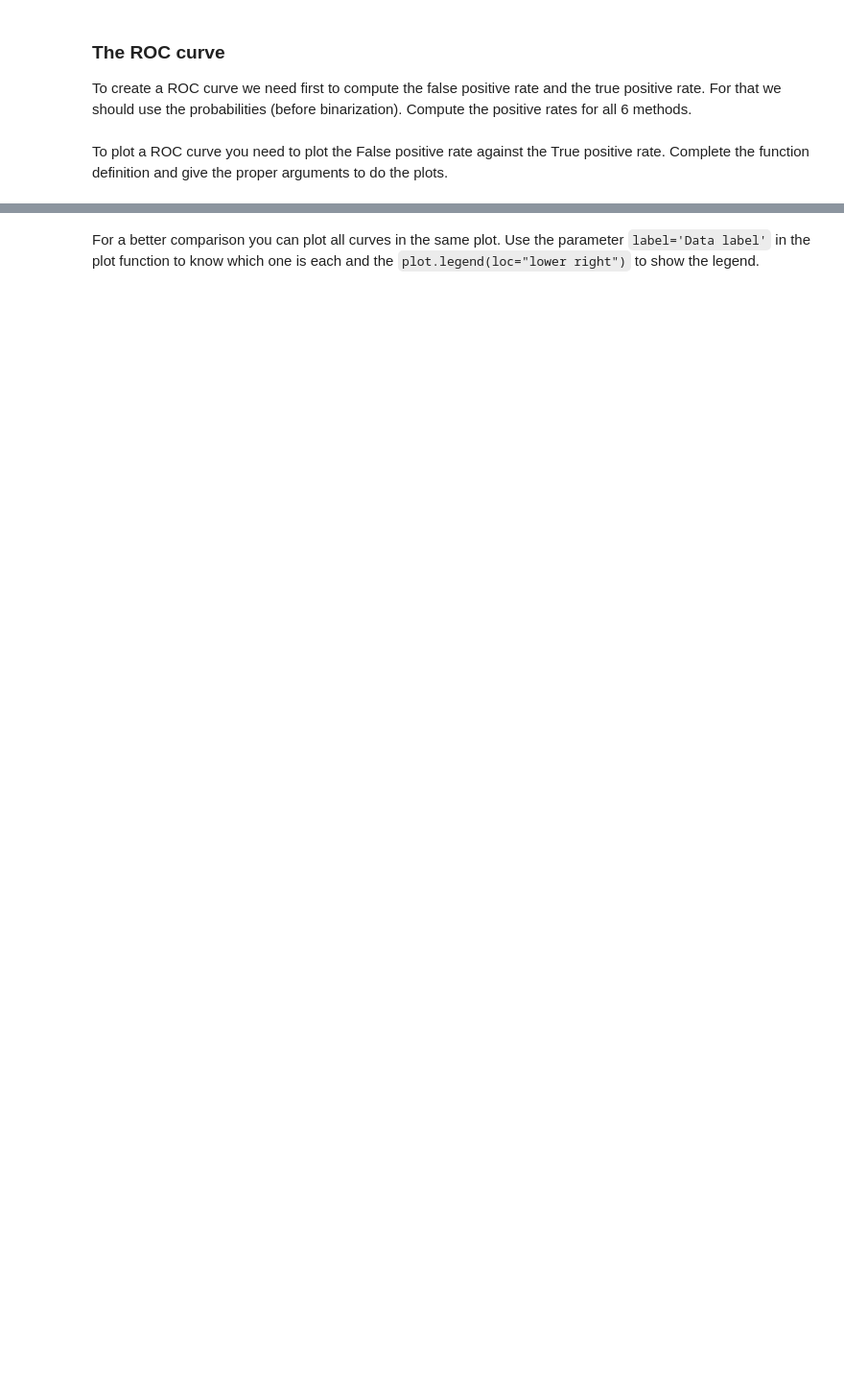
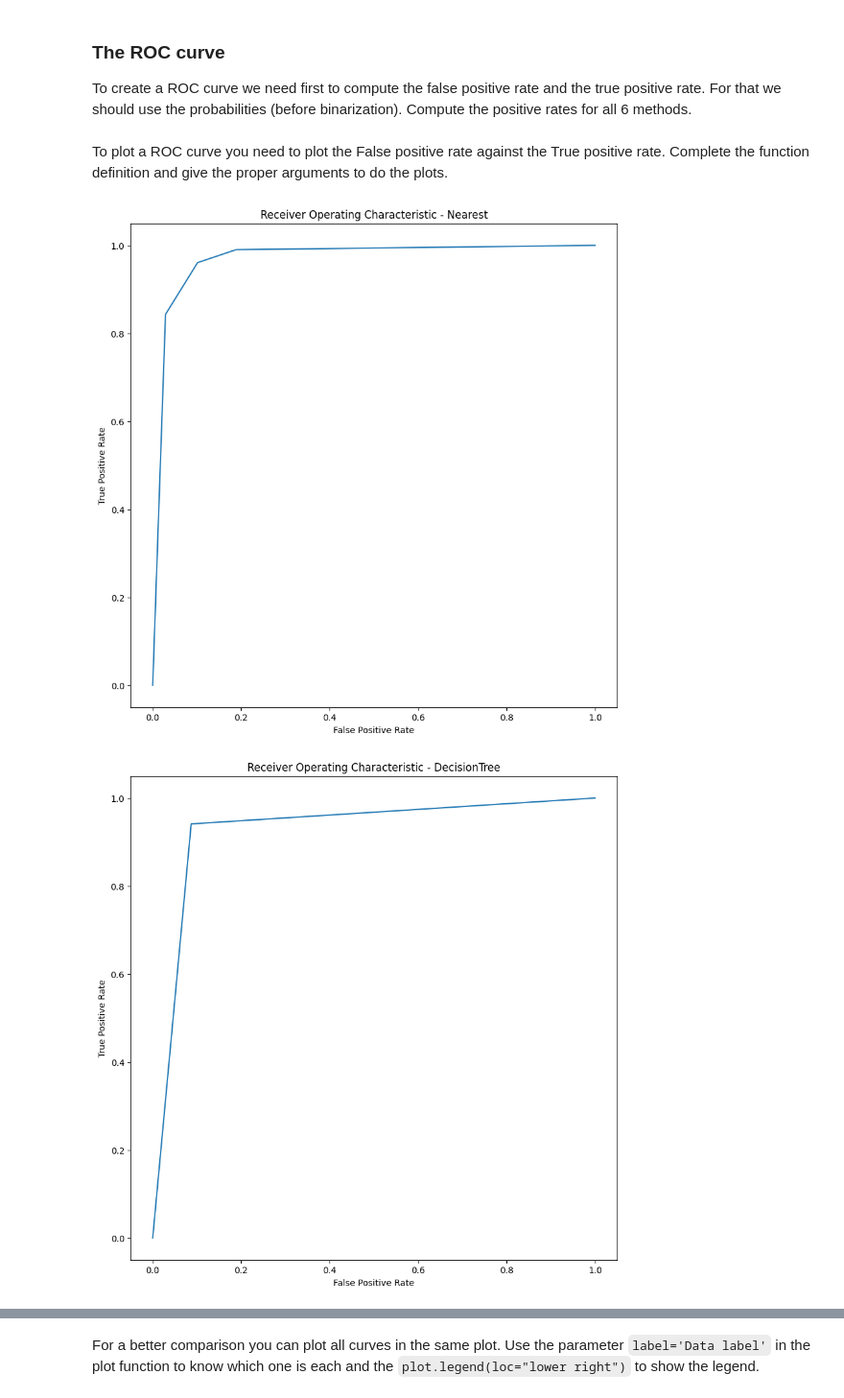
Before and after one commit to SamyZouggari/ia_labs, a Jupyter notebook: TP1/1.Performance_evaluation_student.ipynb, the cells around one changed output, grey strips where cells are left out. Shown at 96% size. Saved outputs shown, nothing was run; the diff lists cells and outputs as text; code cells hidden in the pictures; blank space fills up the shorter version.

```diff
--- a/TP1/1.Performance_evaluation_student.ipynb
+++ b/TP1/1.Performance_evaluation_student.ipynb
@@ -117,3 +150,16 @@ y_pred_ones = 0 # TODO
+# %%
+# create baselines
+from numpy import random, zeros, ones, rint
+import numpy as np
+N = len(y_test)
+
+y_proba_random = random.random(N) # TODO
+y_pred_random = rint(y_proba_random) # TODO
+
+y_pred_zeros = np.zeros(N) # TODO
+y_pred_ones = np.ones(N) # TODO
+y_proba_zeros = np.full(N, 0.01)  # Au lieu de 0, mettons une faible probabilité
+y_proba_ones = np.full(N, 0.99)  # Au lieu de 1, mettons une forte probabilité
 # %% [markdown]
 ## Metrics
 Now that we have predictions and probabilities of 6 methods we are going to compare them with standard metrics.
@@ -151,31 +228,34 @@ For that we should use the probabilities (before binarization). Compute the  pos
 # %%
 from sklearn.metrics import roc_curve
 
-false_positive_rate_nn, true_positive_rate_nn, _ = 0,0,0 # TODO
-false_positive_rate_tree, true_positive_rate_tree, _ = 0,0,0 # TODO
-false_positive_rate_log, true_positive_rate_log, _ = 0,0,0 # TODO
-false_positive_rate_random, true_positive_rate_random, _ = 0,0,0 # TODO
-false_positive_rate_zeros, true_positive_rate_zeros, _ = 0,0,0 # TODO
-false_positive_rate_ones, true_positive_rate_ones, _ = 0,0,0 # TODO
+false_positive_rate_nn, true_positive_rate_nn, _ = roc_curve(y_test, y_proba_nn)
+false_positive_rate_tree, true_positive_rate_tree, _ = roc_curve(y_test, y_proba_tree)
+false_positive_rate_log, true_positive_rate_log, _ = roc_curve(y_test, y_proba_log)
+false_positive_rate_random, true_positive_rate_random, _ = roc_curve(y_test, y_proba_random)
+false_positive_rate_zeros, true_positive_rate_zeros, _ = roc_curve(y_test, y_proba_zeros)
+false_positive_rate_ones, true_positive_rate_ones, _ = roc_curve(y_test, y_proba_ones)
 # %% [markdown]
 To plot a ROC curve you need to plot the False positive rate against the True positive rate.
 Complete the function definition and give the proper arguments to do the plots.
 # %%
 import matplotlib.pyplot as plt
 
-def plotROC(title): # TODO: add FP and TP
+def plotROC(title, fp, tp): # TODO: add FP and TP
     plt.subplots(1, figsize=(10,10))
     plt.title('Receiver Operating Characteristic - ' + title)
-    # plt.plot() # TODO plot values one against each other
-    plt.plot([0, 1], ls="--") # This draws the diagonal
-    plt.plot([0, 0], [1, 0] , c=".7"), plt.plot([1, 1] , c=".7") # This draws the "perfect" score
+    plt.plot(fp, tp) # TODO plot values one against each other
+    #plt.plot([0, 1], ls="--") # This draws the diagonal
+    #plt.plot([0, 0], [1, 0] , c=".7"), plt.plot([1, 1] , c=".7") # This draws the "perfect" score
     plt.ylabel('True Positive Rate')
     plt.xlabel('False Positive Rate')
     plt.show()
 
-plotROC("Nearest"); # TODO add FP and TP
-plotROC("DecisionTree"); # TODO add FP and TP
-plotROC("Logistic regression"); # TODO add FP and TP
-plotROC("Random"); # TODO add FP and TP
-plotROC("Always"); # TODO add FP and TP
-plotROC("Never"); # TODO add FP and TP
+plotROC("Nearest",false_positive_rate_nn, true_positive_rate_nn ); # TODO add FP and TP
+plotROC("DecisionTree",false_positive_rate_tree, true_positive_rate_tree); # TODO add FP and TP
+plotROC("Logistic regression",false_positive_rate_log, true_positive_rate_log); # TODO add FP and TP
+plotROC("Random",false_positive_rate_random, true_positive_rate_random); # TODO add FP and TP
+plotROC("Always",false_positive_rate_ones, true_positive_rate_ones); # TODO add FP and TP
+plotROC("Never",false_positive_rate_zeros, true_positive_rate_zeros); # TODO add FP and TP
+# %% [output]
+[figure, added]
+[figure, added]
```
Also changed, not shown: parts of 20 cells of this notebook.
